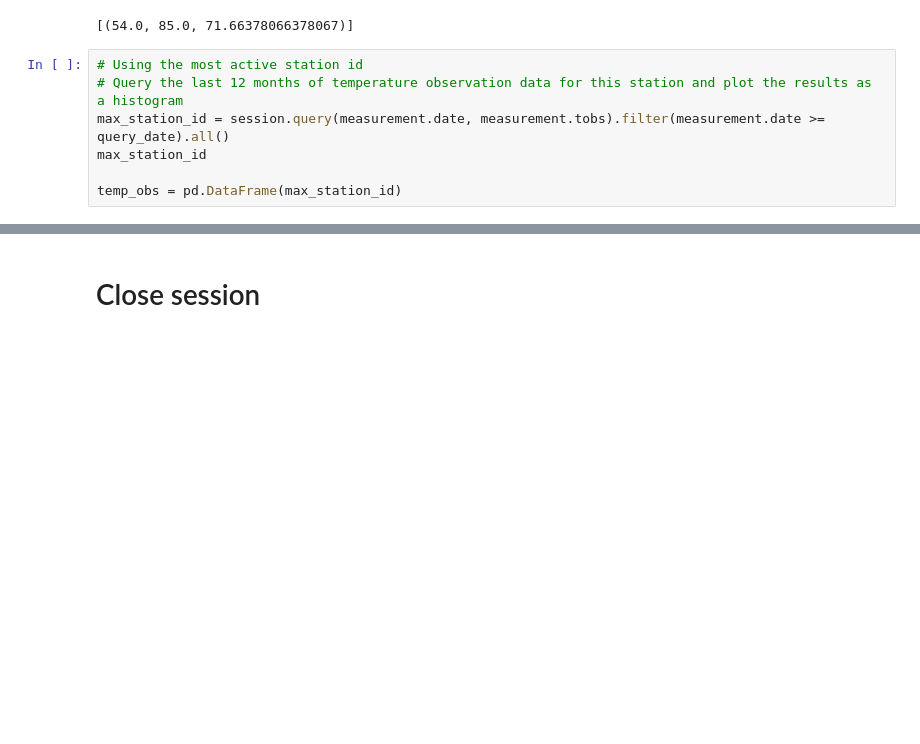
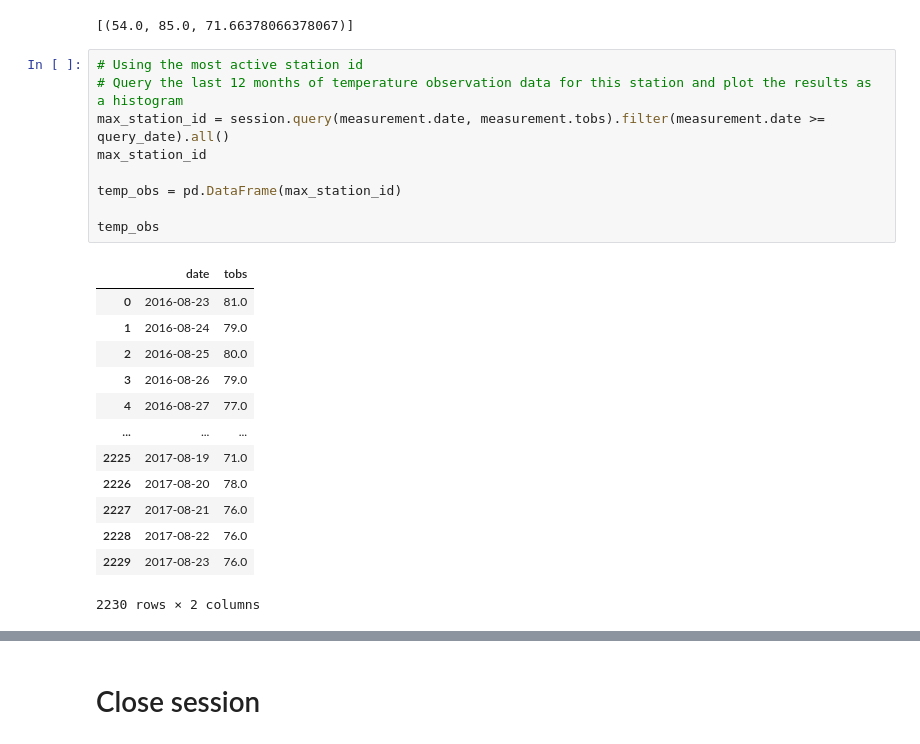
Before and after one commit to AdrianJason/sqlalchemy-challenge, a Jupyter notebook: SurfsUp/climate_starter.ipynb, the cells around one changed output, grey strips where cells are left out. Saved outputs shown, nothing was run; the diff lists cells and outputs as text; blank space fills up the shorter version.

```diff
--- a/SurfsUp/Instructions/climate_starter.ipynb
+++ b/SurfsUp/climate_starter.ipynb
@@ -177,7 +177,23 @@ temp_data
 # %%
 # Using the most active station id
 # Query the last 12 months of temperature observation data for this station and plot the results as a histogram
 max_station_id = session.query(measurement.date, measurement.tobs).filter(measurement.date >= query_date).all()
 max_station_id
 
 temp_obs = pd.DataFrame(max_station_id)
+
+temp_obs
+# %% [output]
+|  | date | tobs |
+| 0 | 2016-08-23 | 81.0 |
+| 1 | 2016-08-24 | 79.0 |
+| 2 | 2016-08-25 | 80.0 |
+| 3 | 2016-08-26 | 79.0 |
+| 4 | 2016-08-27 | 77.0 |
+| ... | ... | ... |
+| 2225 | 2017-08-19 | 71.0 |
+| 2226 | 2017-08-20 | 78.0 |
+| 2227 | 2017-08-21 | 76.0 |
+| 2228 | 2017-08-22 | 76.0 |
+| 2229 | 2017-08-23 | 76.0 |
+2230 rows × 2 columns
```
Also changed, not shown: parts of 1 cell of this notebook, 6 other files.
